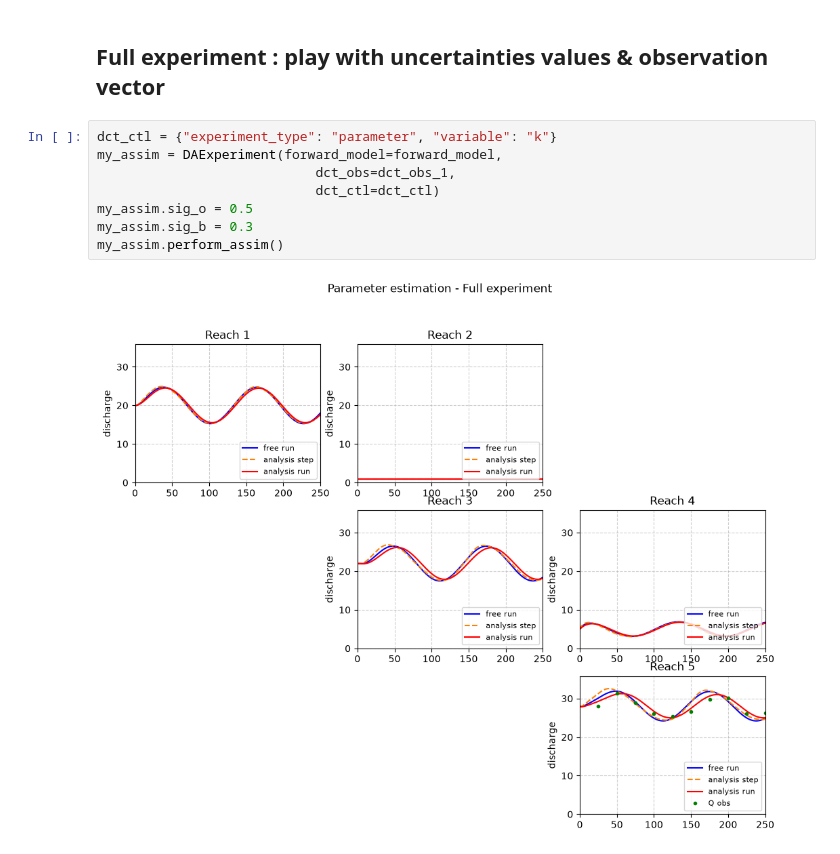
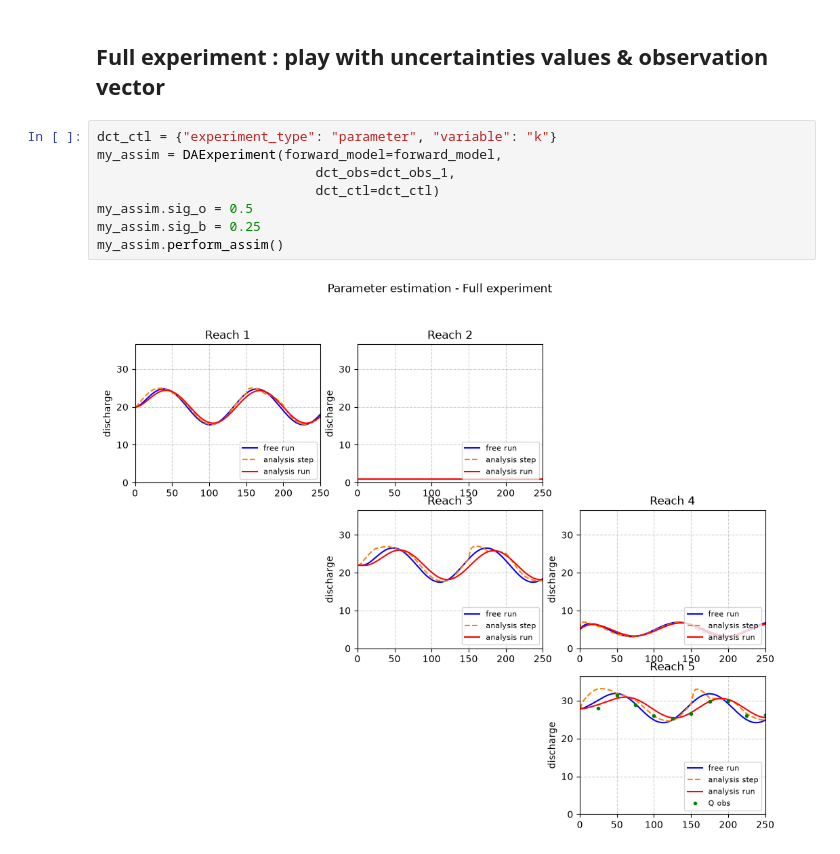
Before and after one commit to ch-m-emery/VSEO-6-Training-Sessions-Data-Assimilation, a Jupyter notebook: introduction_to_data_assimilation.ipynb, the cells around one changed output. Drawn from its saved outputs; the diff is of its cells as text.

```diff
--- a/introduction_to_data_assimilation.ipynb
+++ b/introduction_to_data_assimilation.ipynb
@@ -205,10 +205,10 @@ my_assim.perform_parameter_estimation_cycling(xb=xb, xa=xa, q_run=qb_run)
 # %%
 dct_ctl = {"experiment_type": "parameter", "variable": "k"}
 my_assim = DAExperiment(forward_model=forward_model,
                             dct_obs=dct_obs_1,
                             dct_ctl=dct_ctl)
 my_assim.sig_o = 0.5
-my_assim.sig_b = 0.3
+my_assim.sig_b = 0.25
 my_assim.perform_assim()
 # %% [output]
-[figure, old version]
+[figure, new version]
```
